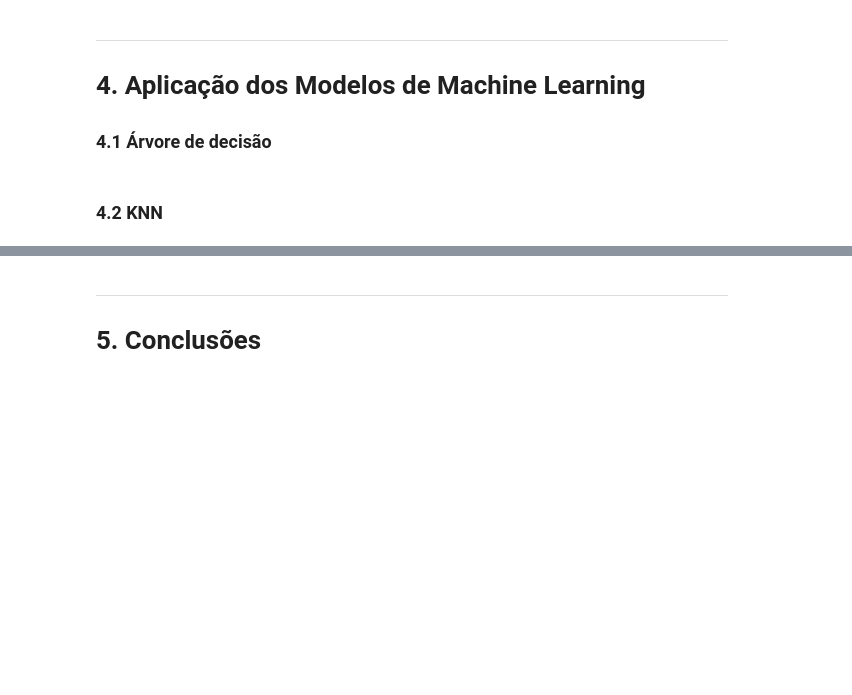
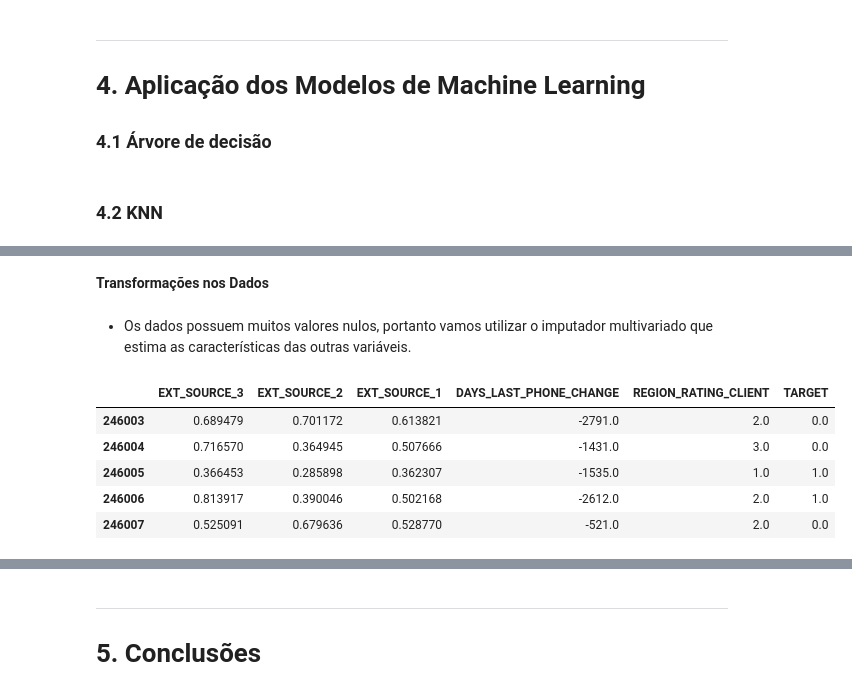
Before and after one commit to dehscardoso/lets_code_projeto_machine_learning, a Jupyter notebook: Projeto-Machine-Learning-I.ipynb, the cells around one changed output, grey strips where cells are left out. Saved outputs shown, nothing was run; the diff lists cells and outputs as text; code cells hidden in the pictures; blank space fills up the shorter version.

```diff
--- a/Projeto-Machine-Learning-I.ipynb
+++ b/Projeto-Machine-Learning-I.ipynb
@@ -177,0 +268,11 @@ credito_imoveis_df_copy = credito_imoveis_df.copy()
+# %%
+def column_empty(dataframe):
+
+  """ Verifica as colunas que possuem dados vazios"""
+
+  for col in (dataframe):
+    if(dataframe[col].isnull().any()):
+        print(col)
+
+def values_estimate():
+  return IterativeImputer()
@@ -177,0 +296,6 @@ credito_imoveis_df_copy = credito_imoveis_df.copy()
+# %% [markdown]
+**Transformações nos Dados**
+# %% [markdown]
+- Os dados possuem muitos valores nulos, portanto vamos utilizar o imputador multivariado que estima as características das outras variáveis.
+# %%
+df_credit_transf = pd.DataFrame(values_estimate().fit_transform(credit_train_5), columns = credit_train_5.columns)
@@ -177,0 +304,9 @@ credito_imoveis_df_copy = credito_imoveis_df.copy()
+# %%
+df_credit_transf.tail()
+# %% [output]
+|  | EXT_SOURCE_3 | EXT_SOURCE_2 | EXT_SOURCE_1 | DAYS_LAST_PHONE_CHANGE | REGION_RATING_CLIENT | TARGET |
+| 246003 | 0.689479 | 0.701172 | 0.613821 | -2791.0 | 2.0 | 0.0 |
+| 246004 | 0.716570 | 0.364945 | 0.507666 | -1431.0 | 3.0 | 0.0 |
+| 246005 | 0.366453 | 0.285898 | 0.362307 | -1535.0 | 1.0 | 1.0 |
+| 246006 | 0.813917 | 0.390046 | 0.502168 | -2612.0 | 2.0 | 1.0 |
+| 246007 | 0.525091 | 0.679636 | 0.528770 | -521.0 | 2.0 | 0.0 |
```
Also changed, not shown: parts of 27 cells of this notebook.
